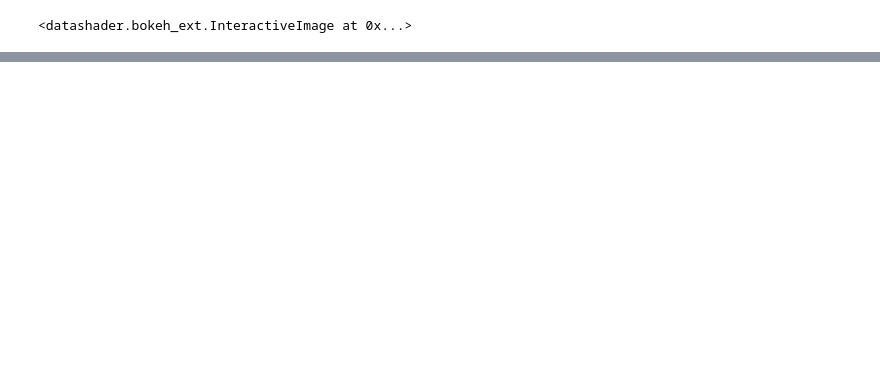
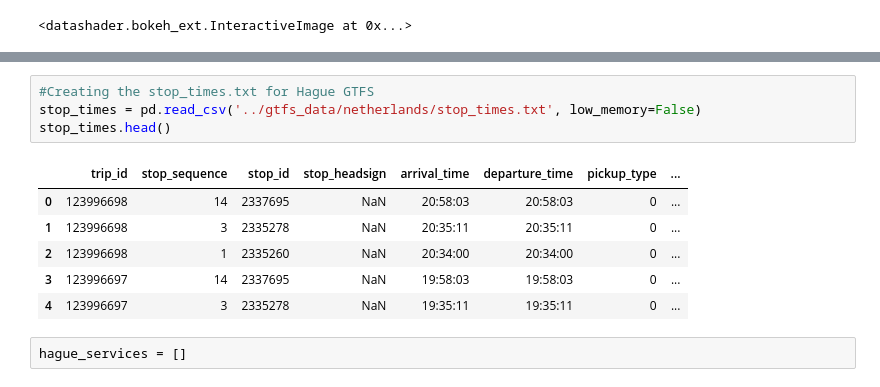
Before and after one commit to TPM-Resilience-Lab/public-transit-system, a Jupyter notebook: python-codes/gtfs_analysis.ipynb, the cells around one changed output, grey strips where cells are left out. Drawn from its saved outputs; the diff is of its cells as text; blank space fills up the shorter version.

```diff
--- a/python-codes/gtfs_analysis.ipynb
+++ b/python-codes/gtfs_analysis.ipynb
@@ -176,0 +274,13 @@ Loading BokehJS ...
+# %%
+#Creating the stop_times.txt for Hague GTFS
+stop_times = pd.read_csv('../gtfs_data/netherlands/stop_times.txt', low_memory=False)
+stop_times.head()
+# %% [output]
+|  | trip_id | stop_sequence | stop_id | stop_headsign | arrival_time | departure_time | pickup_type | ... |
+| 0 | 123996698 | 14 | 2337695 | NaN | 20:58:03 | 20:58:03 | 0 | ... |
+| 1 | 123996698 | 3 | 2335278 | NaN | 20:35:11 | 20:35:11 | 0 | ... |
+| 2 | 123996698 | 1 | 2335260 | NaN | 20:34:00 | 20:34:00 | 0 | ... |
+| 3 | 123996697 | 14 | 2337695 | NaN | 19:58:03 | 19:58:03 | 0 | ... |
+| 4 | 123996697 | 3 | 2335278 | NaN | 19:35:11 | 19:35:11 | 0 | ... |
+# %%
+hague_services = []
```
Also changed, not shown: parts of 16 cells of this notebook, 5 other files.
